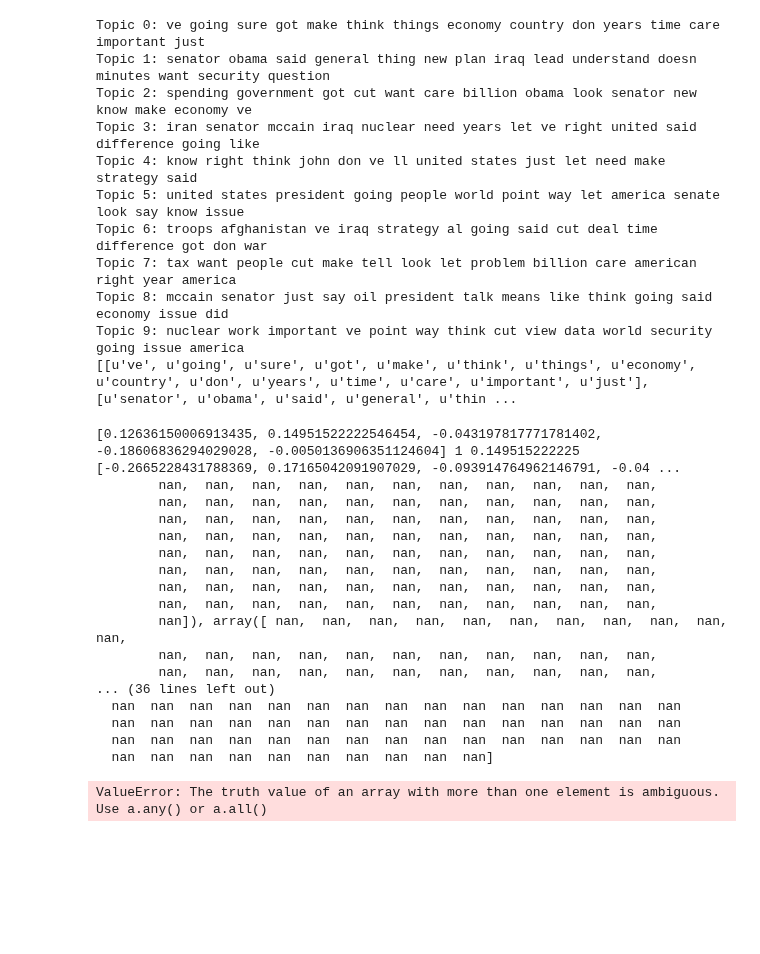
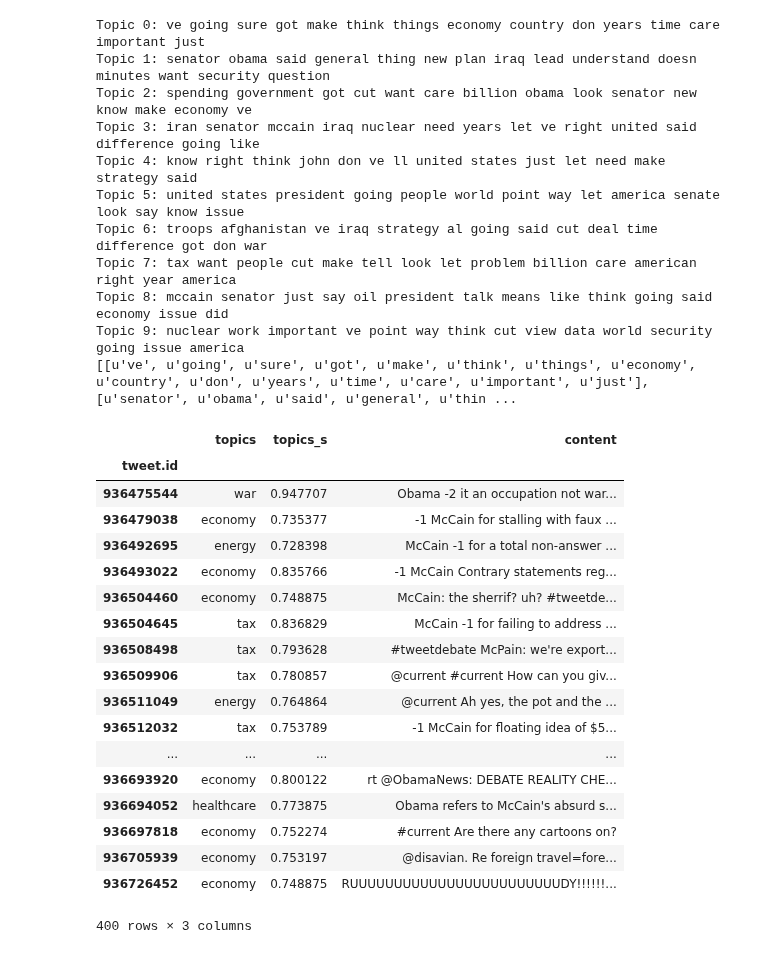
Before and after one commit to ralucacocioban/SentimentClassification, a Jupyter notebook: Exploring Topic modeling.ipynb, the cells around one changed output. Drawn from its saved outputs; the diff is of its cells as text; code cells hidden in the pictures; blank space fills up the shorter version.

Commit message:
topic modeling now implemented

```diff
--- a/Exploring Topic modeling.ipynb
+++ b/Exploring Topic modeling.ipynb
@@ -95,71 +95,68 @@ import pandas as pd
 from nltk.corpus import brown
 from Politweet import get_tweets
 
-topicsDict = [
-    "healthcare",
-    "war",
-    "economy",
-    "energy",
-    "tax",
-    "none"
+
+topics_raw = [
+    ("healthcare", ['hospital', 'doctor', 'insurance']),
+    ("war", ['war']),
+    ("economy", ['economy']),
+    ("energy", ['energy'])
 ]
 
+topics = [t[1] for t in topics_raw]
+topicsDict = [t[0] for t in topics_raw] + ["none"]
 no_topic = len(topicsDict) - 1
-
-topics = [
-    ['health'],
-    ['war'],
-    ['economy'],
-    ['energy'],
-    ['tax']
-]
 
 
 def train_word2vec_brown(output="datasets/brown_word2vec.model"):
     model = gensim.models.Word2Vec(brown.sents(), min_count=1)
     model.save(output)
 
 
 def load_word2vec_model(model="datasets/brown_word2vec.model"):
     if os.path.isfile(model):
         return gensim.models.Word2Vec.load(model)
 
 def highest(scores):
     high = np.argmax(scores)
-    print scores, high, scores[high],
-    if scores[high] > 0.5:
-        return high
-    else:
-        return no_topic
+    if type(scores[high]) is not np.float64:
+        high = no_topic
+    elif scores[high] < 0.7:
+        high = no_topic
+    return high
 
 def get_topic(model, tokens, topics):
     tokens = [token for token in tokens if token in model]
     topics = [[w for w in topic if w in model] for topic in topics]
     sims = [model.n_similarity(topic, tokens) for topic in topics]
-    return highest(sims)
+    high = highest(sims)
+    return (topicsDict[high], sims[high] if high < len(sims) else 0)
 
 model = load_word2vec_model()
 tweets = get_tweets("datasets/tweets.tsv")
 
 
-tweets['topic'] = tweets['tokens'].apply(lambda x: get_topic(model, x, topics))
-tweets[['topic', 'content']]
+tweets['topics'] = tweets['tokens'].apply(lambda x: get_topic(model, x, topics)[0])
+tweets['topics_s'] = tweets['tokens'].apply(lambda x: get_topic(model, x, topics)[1])
+
+tweets[['topics', 'topics_s', 'content']][ tweets['topics'] != 'none' ]
 # %% [output]
+|  | topics | topics_s | content |
+| tweet.id |  |  |  |
+| 936475544 | war | 0.947707 | Obama -2 it an occupation not war... |
+| 936479038 | economy | 0.735377 | -1 McCain for stalling with faux ... |
+| 936492695 | energy | 0.728398 | McCain -1 for a total non-answer ... |
+| 936493022 | economy | 0.835766 | -1 McCain Contrary statements reg... |
+| 936504460 | economy | 0.748875 | McCain: the sherrif? uh? #tweetde... |
+| 936504645 | tax | 0.836829 | McCain -1 for failing to address ... |
+| 936508498 | tax | 0.793628 | #tweetdebate McPain: we're export... |
+| 936509906 | tax | 0.780857 | @current #current How can you giv... |
+| 936511049 | energy | 0.764864 | @current Ah yes, the pot and the ... |
+| 936512032 | tax | 0.753789 | -1 McCain for floating idea of $5... |
+| ... | ... | ... | ... |
+| 936693920 | economy | 0.800122 | rt @ObamaNews: DEBATE REALITY CHE... |
+| 936694052 | healthcare | 0.773875 | Obama refers to McCain's absurd s... |
+| 936697818 | economy | 0.752274 | #current Are there any cartoons on? |
+| 936705939 | economy | 0.753197 | @disavian. Re foreign travel=fore... |
+| 936726452 | economy | 0.748875 | RUUUUUUUUUUUUUUUUUUUUUUUUDY!!!!!!... |
-[0.12636150006913435, 0.14951522222546454, -0.043197817771781402, -0.18606836294029028, -0.0050136906351124604] 1 0.149515222225 [-0.2665228431788369, 0.17165042091907029, -0.093914764962146791, -0.04 ...
-        nan,  nan,  nan,  nan,  nan,  nan,  nan,  nan,  nan,  nan,  nan,
-        nan,  nan,  nan,  nan,  nan,  nan,  nan,  nan,  nan,  nan,  nan,
-        nan,  nan,  nan,  nan,  nan,  nan,  nan,  nan,  nan,  nan,  nan,
-        nan,  nan,  nan,  nan,  nan,  nan,  nan,  nan,  nan,  nan,  nan,
-        nan,  nan,  nan,  nan,  nan,  nan,  nan,  nan,  nan,  nan,  nan,
-        nan,  nan,  nan,  nan,  nan,  nan,  nan,  nan,  nan,  nan,  nan,
-        nan,  nan,  nan,  nan,  nan,  nan,  nan,  nan,  nan,  nan,  nan,
-        nan,  nan,  nan,  nan,  nan,  nan,  nan,  nan,  nan,  nan,  nan,
-        nan]), array([ nan,  nan,  nan,  nan,  nan,  nan,  nan,  nan,  nan,  nan,  nan,
-        nan,  nan,  nan,  nan,  nan,  nan,  nan,  nan,  nan,  nan,  nan,
-        nan,  nan,  nan,  nan,  nan,  nan,  nan,  nan,  nan,  nan,  nan,
-... (36 lines left out)
-  nan  nan  nan  nan  nan  nan  nan  nan  nan  nan  nan  nan  nan  nan  nan
-  nan  nan  nan  nan  nan  nan  nan  nan  nan  nan  nan  nan  nan  nan  nan
-  nan  nan  nan  nan  nan  nan  nan  nan  nan  nan  nan  nan  nan  nan  nan
-  nan  nan  nan  nan  nan  nan  nan  nan  nan  nan]
+400 rows × 3 columns
-ValueError: The truth value of an array with more than one element is ambiguous. Use a.any() or a.all()
```
